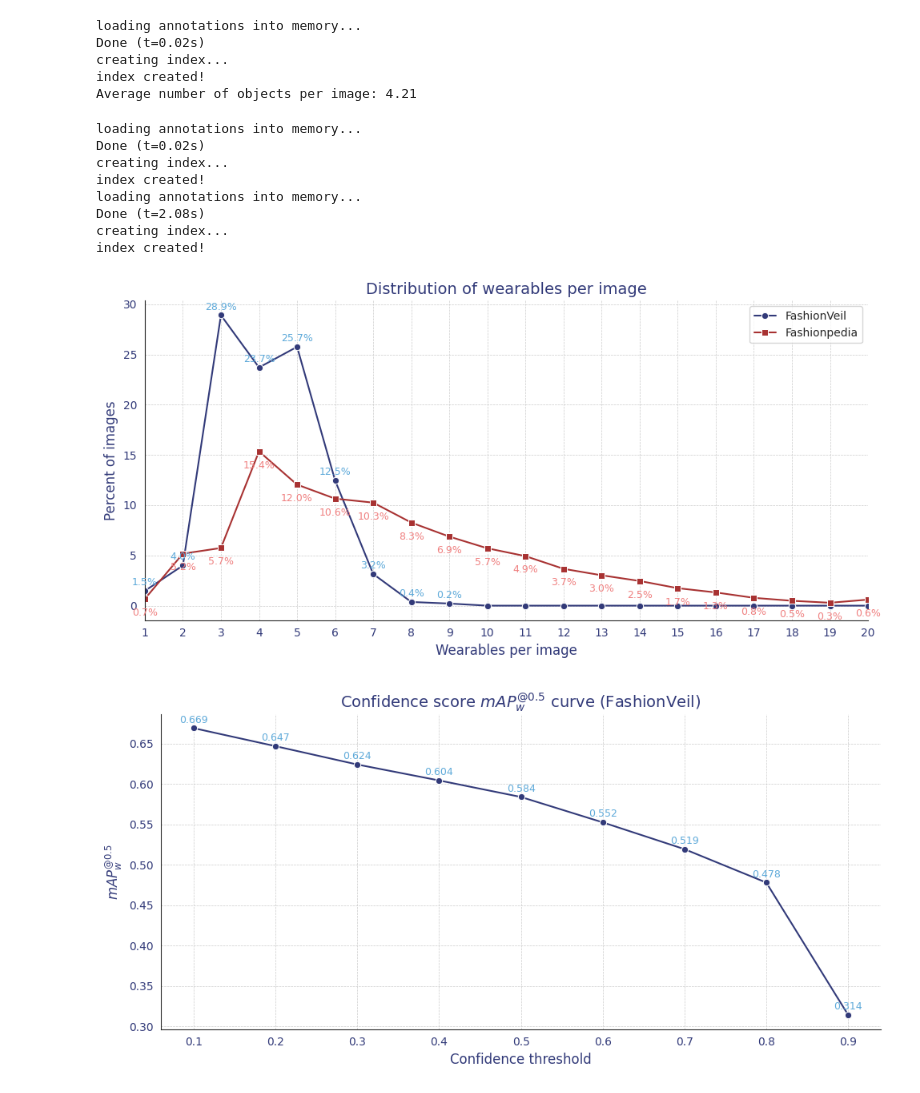
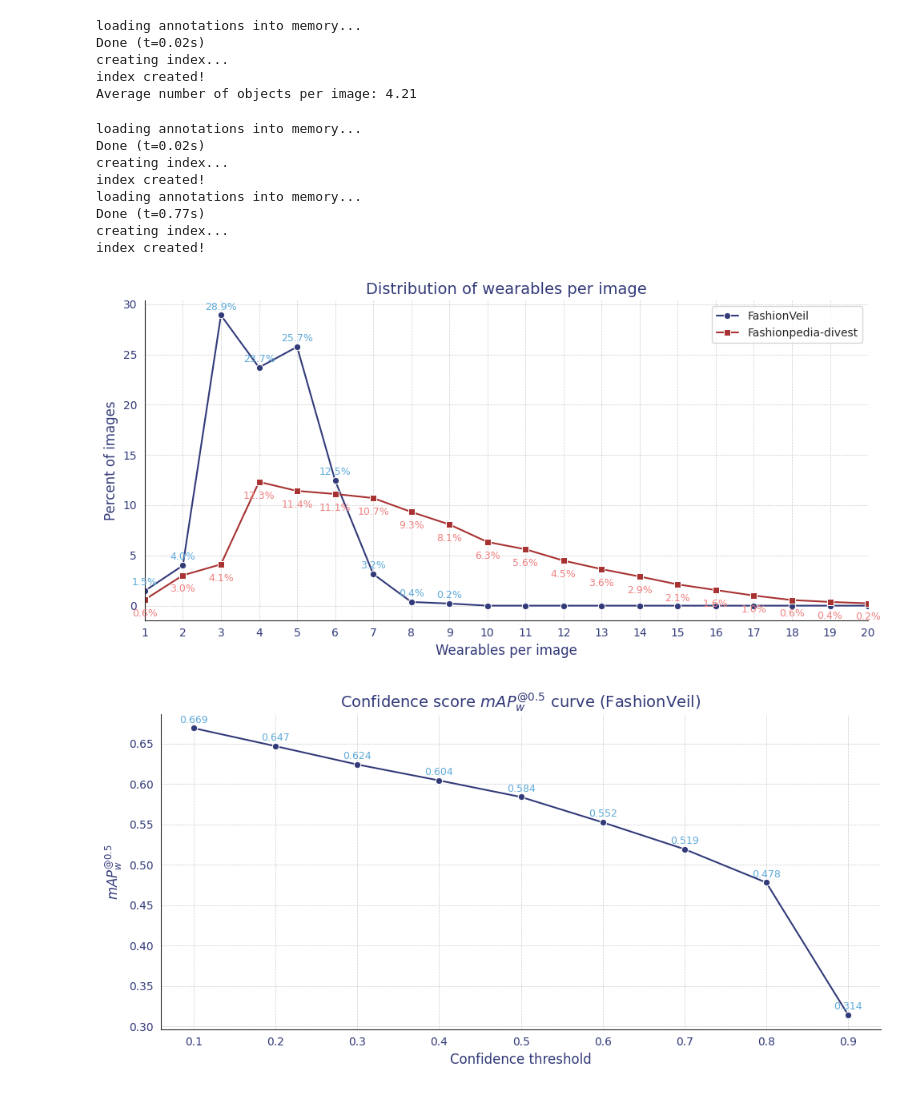
Before and after one commit to DatSplit/FashionVeil, a Jupyter notebook: dataset_preprocessing/FashionVeil_Fashionpedia_divest_analysis.ipynb, the cells around one changed output. Drawn from its saved outputs; the diff is of its cells as text; code cells hidden in the pictures.

Commit message:
Fashionpedia-divest analysis.

```diff
--- a/dataset_preprocessing/FashionVeil_analysis.ipynb
+++ b/dataset_preprocessing/FashionVeil_Fashionpedia_divest_analysis.ipynb
@@ -191,7 +374,7 @@ import matplotlib.pyplot as plt
 import seaborn as sns
 import pandas as pd
 
-def get_object_count_distribution(annotation_file, max_objects=20):
+def get_object_count_distribution(annotation_file, max_objects=100):
     coco = COCO(annotation_file)
     img_ids = coco.getImgIds()
     object_counts = [
@@ -220,48 +403,48 @@ colors = {
 sns.set_style("white")
 
 # Get distributions with cutoff at 20
-x1, y1 = get_object_count_distribution('FashionVeil_coco.json', max_objects=20)
-x2, y2 = get_object_count_distribution('fashionpedia.json', max_objects=20)
+x1, y1 = get_object_count_distribution('FashionVeil_coco.json', max_objects=100)
+x2, y2 = get_object_count_distribution('/home/datsplit/FashionVeil/dataset_preprocessing/fashionpedia-divest/fashionpedia_divest_all_classes_annotations.json', max_objects=100)
 
 # Plot
 fig, ax = plt.subplots(figsize=(10, 5))
 sns.lineplot(x=x1, y=y1, marker='o', color=colors["primary_dark"], ax=ax, label='FashionVeil')
-sns.lineplot(x=x2, y=y2, marker='s', color=colors["secondary_dark"], ax=ax, label='Fashionpedia')
+sns.lineplot(x=x2, y=y2, marker='s', color=colors["secondary_dark"], ax=ax, label='Fashionpedia-divest')
 
 # Annotate points for both datasets
 for x, y in zip(x1, y1):
     if y > 0:
         ax.annotate(f'{y:.1f}%', (x, y), textcoords="offset points", xytext=(0, 5),
                     ha='center', fontsize=9, color=colors["primary_light"])
 for x, y in zip(x2, y2):
     if y > 0:
         ax.annotate(f'{y:.1f}%', (x, y), textcoords="offset points", xytext=(0, -15),
                     ha='center', fontsize=9, color=colors["secondary_light"])
 
 # Styling
 ax.set_xlabel('Wearables per image', fontsize=12, color=colors["primary_dark"])
 ax.set_ylabel('Percent of images', fontsize=12, color=colors["primary_dark"])
 ax.set_title('Distribution of wearables per image', fontsize=14, color=colors["primary_dark"])
 ax.tick_params(colors=colors["primary_dark"])
 ax.spines['top'].set_visible(False)
 ax.spines['right'].set_visible(False)
 plt.grid(True, linestyle='--', linewidth=0.5)
 plt.legend()
 ax.set_xlim(1, 20)  # Set x-axis limit to 1-20
 ax.set_xticks(range(1, 21))  # Label x-axis 1 through 20
 plt.tight_layout()
 plt.savefig('objects_per_image_distribution_comparison.pdf')
 plt.show()
 # %% [output]
 loading annotations into memory...
 Done (t=0.02s)
 creating index...
 index created!
 loading annotations into memory...
-Done (t=2.08s)
+Done (t=0.77s)
 creating index...
 index created!
-[figure, old version]
+[figure, new version]
 # %%
 
 # Prepare DataFrame for plotting
```
Also changed, not shown: parts of 5 cells of this notebook, 19 other files.
